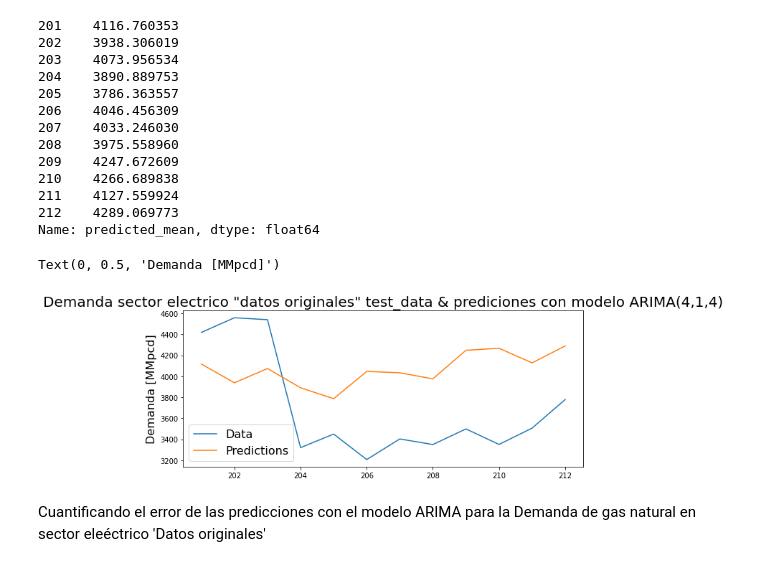
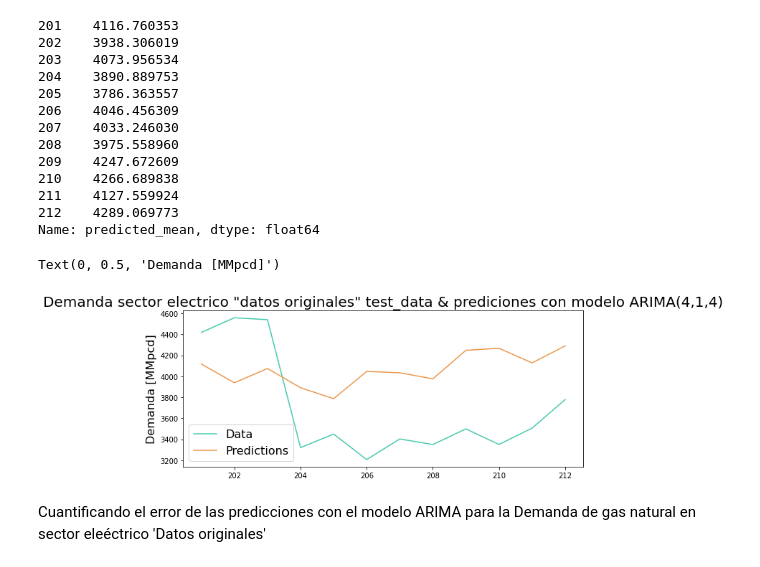
Before and after one commit to Sergio-Ibarra-1795/MIS_Tesis_GitHub, a Jupyter notebook: Demanda_electrico_series_con_tratamiento_FUNCIONA_v1.ipynb, the cells around one changed output. Drawn from its saved outputs; the diff is of its cells as text; code cells hidden in the pictures.

```diff
--- a/Demanda_electrico_series_con_tratamiento_FUNCIONA_v1.ipynb
+++ b/Demanda_electrico_series_con_tratamiento_FUNCIONA_v1.ipynb
@@ -200,19 +198,3 @@ demanda_electrico_original
 | 211 | 2022-08-01 | 3506.42 |
 | 212 | 2022-09-01 | 3778.37 |
 213 rows × 2 columns
-# %%
-demanda_electrico_original['Date'] = pd.to_datetime(demanda_electrico_original['Date'])
-
-# Get training and testing sets
-demanda_electrico_train_end = datetime(2021, 9, 1)
-demanda_electrico_test_end = datetime(2022, 10, 1)
-
-# Convert datetime indexers to numeric indexers
-demanda_electrico_train_end_numeric = demanda_electrico_train_end.toordinal()
-demanda_electrico_test_end_numeric = demanda_electrico_test_end.toordinal()
-
-# Split the data
-demanda_electrico_original_train_data = demanda_electrico_original[:demanda_electrico_train_end_numeric]
-demanda_electrico_original_test_data = demanda_electrico_original[demanda_electrico_train_end_numeric + 1:demanda_electrico_test_end_numeric].shift(1, fill_value=None)
-
-demanda_electrico_original_test_data
@@ -290,11 +277,11 @@ Apliquemos un modelo ARIMA a nuestra data de Demanda de gas natural en sector el
 # %%
 
 ##Create the model
-model_ARIMA_electrico = ARIMA (demanda_electrico_original_train_data['Demanded_Gas'], order=(4,1,4))
+model_ARIMA_electrico_original = ARIMA (demanda_electrico_original_train_data['Demanded_Gas'], order=(4,1,4))
 
 ##Fit the model
 start = time()
-model_ARIMA_electrico_original_fit = model_ARIMA_electrico.fit()
+model_ARIMA_electrico_original_fit = model_ARIMA_electrico_original.fit()
 end = time()
 print('Model fitting time', end-start)
 
@@ -345,15 +332,15 @@ Name: predicted_mean, dtype: float64
 # %%
 ##Ploting the predicitons vs the test_data
 plt.figure(figsize =(10,4))
-plt.plot(demanda_electrico_original_test_data['Demanded_Gas'])
-plt.plot(predictions_model_ARIMA_electrico_original)
+plt.plot(demanda_electrico_original_test_data['Demanded_Gas'], color='#48C9B0')
+plt.plot(predictions_model_ARIMA_electrico_original, color='#EB984E')
 plt.legend(('Data', 'Predictions'), fontsize=16)
 
 plt.title('Demanda sector electrico "datos originales" test_data & prediciones con modelo ARIMA(4,1,4)', fontsize=20)
 plt.ylabel('Demanda [MMpcd]', fontsize=16)
 # %% [output]
 Text(0, 0.5, 'Demanda [MMpcd]')
-[figure, old version]
+[figure, new version]
 # %% [markdown]
 Cuantificando el error de las predicciones con el modelo ARIMA para la Demanda de gas natural en sector eleéctrico 'Datos originales'
 # %%
```
Also changed, not shown: parts of 10 cells of this notebook.
